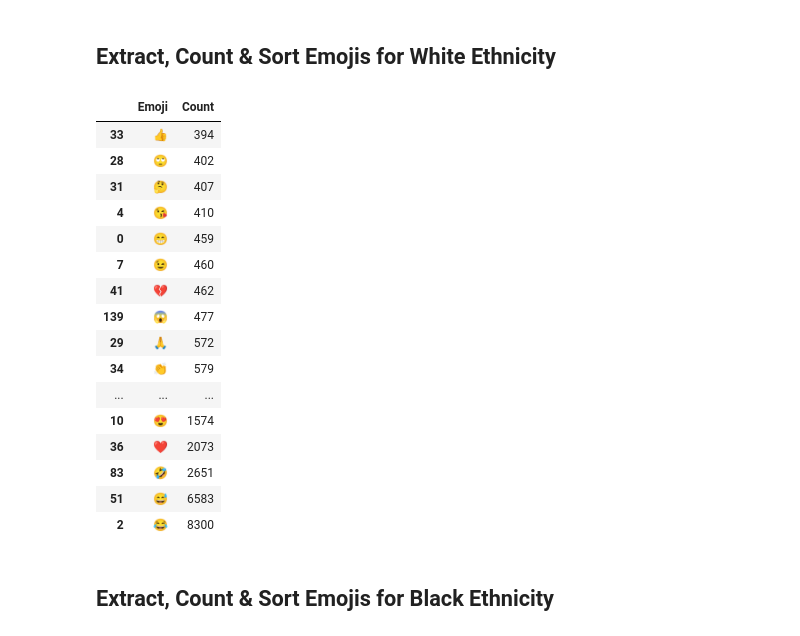
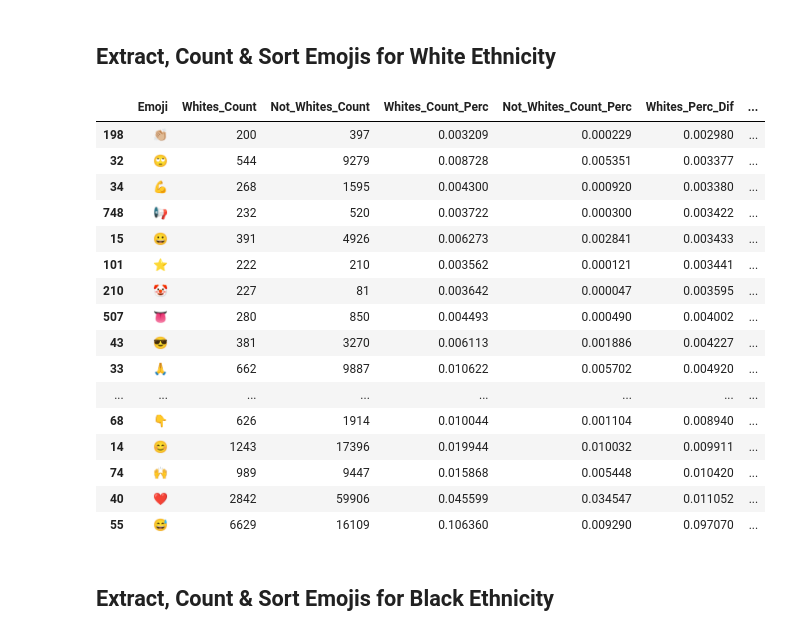
Before and after one commit to stylianosnicoletti/Emojis-usage-in-social-media-by-demographics, a Jupyter notebook: Jupyter/Emojis_ Johannesburg .ipynb, the cells around one changed output. Saved outputs shown, nothing was run; the diff lists cells and outputs as text; code cells hidden in the pictures.

```diff
--- a/Jupyter/Emojis_ Johannesburg .ipynb
+++ b/Jupyter/Emojis_ Johannesburg .ipynb
@@ -357,35 +326,55 @@ for ind,gen in enumerate(gender_list):
 # %% [markdown]
 ## Extract, Count & Sort Emojis for White Ethnicity
 # %%
-# Count emojis (Ethnicity Confidence: 0.8)
-count_white = extract.count_all_emoji(joh_join_df.loc[(joh_join_df['ethnicity'] == 'white')& (joh_join_df['ethnicity:confidence'].astype(float)>0.8)]['text'])
+# Count emojis (Ethnicity Confidence: 0.75)
+count_white = extract.count_all_emoji(joh_join_df.loc[(joh_join_df['ethnicity'] == 'white')& (joh_join_df['ethnicity:confidence'].astype(float)>0.75)]['text'])
+count_not_white =extract.count_all_emoji(joh_join_df.loc[(joh_join_df['ethnicity'] != 'white')& (joh_join_df['ethnicity:confidence'].astype(float)>0.75)]['text'])
 
 # Create panda dataframe to store emojis with counts
-emojis_count_white_df = pd.DataFrame(columns = ['Emoji','Count'])
+
+# Whites
+emojis_count_white_df = pd.DataFrame(columns = ['Emoji','Whites_Count'])
 for emoji in count_white:
-    emojis_count_white_df = emojis_count_white_df.append({'Emoji' : emoji , 'Count' : count_white[emoji]} , ignore_index=True)
+    emojis_count_white_df = emojis_count_white_df.append({'Emoji' : emoji , 'Whites_Count' : count_white[emoji]} , ignore_index=True)
 
-# Sort dataframe by count
-emojis_count_white_df = emojis_count_white_df.sort_values(by=['Count'])
-emojis_count_white_df.tail(20)
+# Not Whites
+emojis_count_not_white_df = pd.DataFrame(columns = ['Emoji','Not_Whites_Count'])
+for emoji in count_not_white:
+    emojis_count_not_white_df = emojis_count_not_white_df.append({'Emoji' : emoji , 'Not_Whites_Count' : count_not_white[emoji]} , ignore_index=True)
+
+# White Stats
+white_stats_df = emojis_count_white_df.join(emojis_count_not_white_df.set_index('Emoji'), on='Emoji')
+
+# Calculate percentage usage for each emoji per ethnicity
+white_count_perc = white_stats_df['Whites_Count'] /white_stats_df['Whites_Count'].sum()
+white_stats_df['Whites_Count_Perc']=white_count_perc
+not_white_count_perc = white_stats_df['Not_Whites_Count'] /white_stats_df['Not_Whites_Count'].sum()
+white_stats_df['Not_Whites_Count_Perc']=not_white_count_perc
+white_perc_dif = white_stats_df['Whites_Count_Perc'] - white_stats_df['Not_Whites_Count_Perc']
+white_stats_df['Whites_Perc_Dif']=white_perc_dif
+not_white_perc_dif = white_stats_df['Not_Whites_Count_Perc'] - white_stats_df['Whites_Count_Perc']
+white_stats_df['Not_Whites_Perc_Dif']=not_white_perc_dif
+
+white_stats_df = white_stats_df.fillna(0).sort_values(by=['Whites_Perc_Dif'])
+white_stats_df.tail(20)
 # %% [output]
-|  | Emoji | Count |
-| 33 | 👍 | 394 |
-| 28 | 🙄 | 402 |
-| 31 | 🤔 | 407 |
-| 4 | 😘 | 410 |
-| 0 | 😁 | 459 |
-| 7 | 😉 | 460 |
-| 41 | 💔 | 462 |
-| 139 | 😱 | 477 |
-| 29 | 🙏 | 572 |
-| 34 | 👏 | 579 |
-| ... | ... | ... |
-| 10 | 😍 | 1574 |
-| 36 | ❤ | 2073 |
-| 83 | 🤣 | 2651 |
-| 51 | 😅 | 6583 |
-| 2 | 😂 | 8300 |
+|  | Emoji | Whites_Count | Not_Whites_Count | Whites_Count_Perc | Not_Whites_Count_Perc | Whites_Perc_Dif | ... |
+| 198 | 👏🏼 | 200 | 397 | 0.003209 | 0.000229 | 0.002980 | ... |
+| 32 | 🙄 | 544 | 9279 | 0.008728 | 0.005351 | 0.003377 | ... |
+| 34 | 💪 | 268 | 1595 | 0.004300 | 0.000920 | 0.003380 | ... |
+| 748 | 📢 | 232 | 520 | 0.003722 | 0.000300 | 0.003422 | ... |
+| 15 | 😀 | 391 | 4926 | 0.006273 | 0.002841 | 0.003433 | ... |
+| 101 | ⭐ | 222 | 210 | 0.003562 | 0.000121 | 0.003441 | ... |
+| 210 | 🤡 | 227 | 81 | 0.003642 | 0.000047 | 0.003595 | ... |
+| 507 | 👅 | 280 | 850 | 0.004493 | 0.000490 | 0.004002 | ... |
+| 43 | 😎 | 381 | 3270 | 0.006113 | 0.001886 | 0.004227 | ... |
+| 33 | 🙏 | 662 | 9887 | 0.010622 | 0.005702 | 0.004920 | ... |
+| ... | ... | ... | ... | ... | ... | ... | ... |
+| 68 | 👇 | 626 | 1914 | 0.010044 | 0.001104 | 0.008940 | ... |
+| 14 | 😊 | 1243 | 17396 | 0.019944 | 0.010032 | 0.009911 | ... |
+| 74 | 🙌 | 989 | 9447 | 0.015868 | 0.005448 | 0.010420 | ... |
+| 40 | ❤ | 2842 | 59906 | 0.045599 | 0.034547 | 0.011052 | ... |
+| 55 | 😅 | 6629 | 16109 | 0.106360 | 0.009290 | 0.097070 | ... |
 # %% [markdown]
 ## Extract, Count & Sort Emojis for Black Ethnicity
 # %%
```
Also changed, not shown: parts of 17 cells of this notebook.
